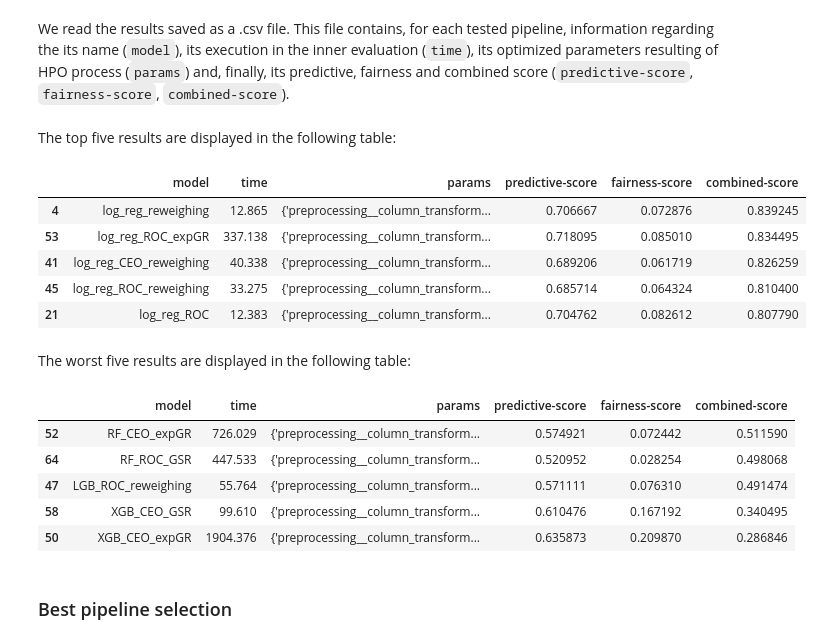
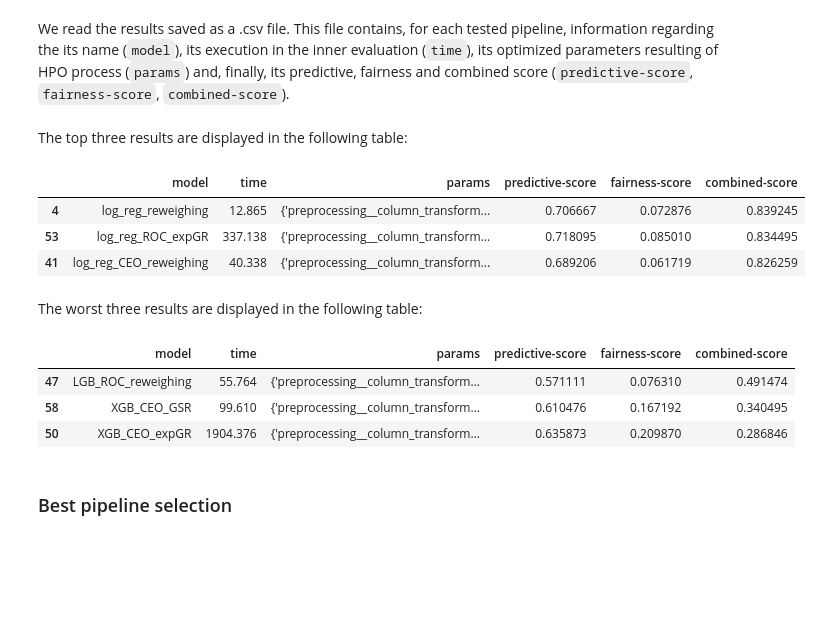
Before and after one commit to FabioScielzoOrtiz/PyFairnessAI-docu, a Jupyter notebook: demo_fairness_workflow_multisens_AND.ipynb, the cells around one changed output. Drawn from its saved outputs; the diff is of its cells as text; code cells hidden in the pictures; blank space fills up the shorter version.

```diff
--- a/demo_fairness_workflow_multisens_AND.ipynb
+++ b/demo_fairness_workflow_multisens_AND.ipynb
@@ -636,24 +645,20 @@ file_name = f'best_results_fairness_workflow_multisens_AND'
 results_path = rf'C:\Users\fscielzo\Documents\IBiDat\Fairness AI\PyFairnessAI-package\notebooks\Project-notebooks\results\{file_name}_v3.csv'
 best_results = pd.read_csv(results_path, index_col=0)
 # %% [markdown]
-The top five results are displayed in the following table:
+The top three results are displayed in the following table:
 # %%
-best_results.head()
+best_results.head(3)
 # %% [output]
 |  | model | time | params | predictive-score | fairness-score | combined-score |
 | 4 | log_reg_reweighing | 12.865 | {'preprocessing__column_transform... | 0.706667 | 0.072876 | 0.839245 |
 | 53 | log_reg_ROC_expGR | 337.138 | {'preprocessing__column_transform... | 0.718095 | 0.085010 | 0.834495 |
 | 41 | log_reg_CEO_reweighing | 40.338 | {'preprocessing__column_transform... | 0.689206 | 0.061719 | 0.826259 |
-| 45 | log_reg_ROC_reweighing | 33.275 | {'preprocessing__column_transform... | 0.685714 | 0.064324 | 0.810400 |
-| 21 | log_reg_ROC | 12.383 | {'preprocessing__column_transform... | 0.704762 | 0.082612 | 0.807790 |
 # %% [markdown]
-The worst five results are displayed in the following table:
+The worst three results are displayed in the following table:
 # %%
-best_results.tail()
+best_results.tail(3)
 # %% [output]
 |  | model | time | params | predictive-score | fairness-score | combined-score |
-| 52 | RF_CEO_expGR | 726.029 | {'preprocessing__column_transform... | 0.574921 | 0.072442 | 0.511590 |
-| 64 | RF_ROC_GSR | 447.533 | {'preprocessing__column_transform... | 0.520952 | 0.028254 | 0.498068 |
 | 47 | LGB_ROC_reweighing | 55.764 | {'preprocessing__column_transform... | 0.571111 | 0.076310 | 0.491474 |
 | 58 | XGB_CEO_GSR | 99.610 | {'preprocessing__column_transform... | 0.610476 | 0.167192 | 0.340495 |
 | 50 | XGB_CEO_expGR | 1904.376 | {'preprocessing__column_transform... | 0.635873 | 0.209870 | 0.286846 |
```
Also changed, not shown: parts of 4 cells of this notebook, 3 other files.
